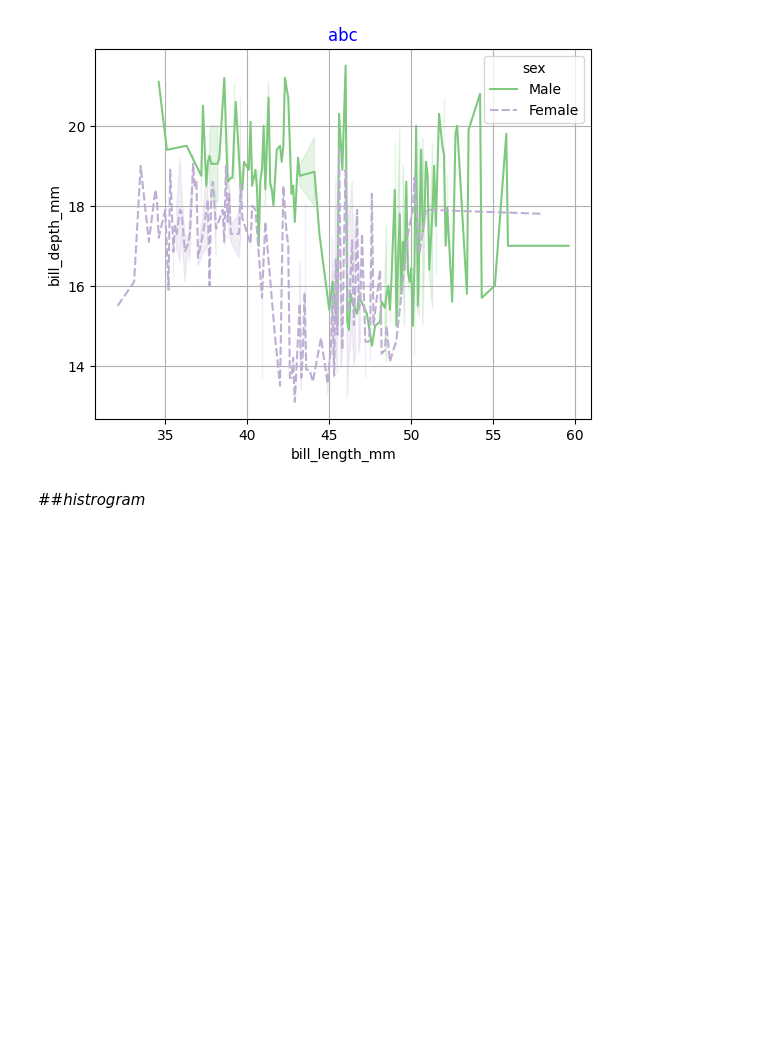
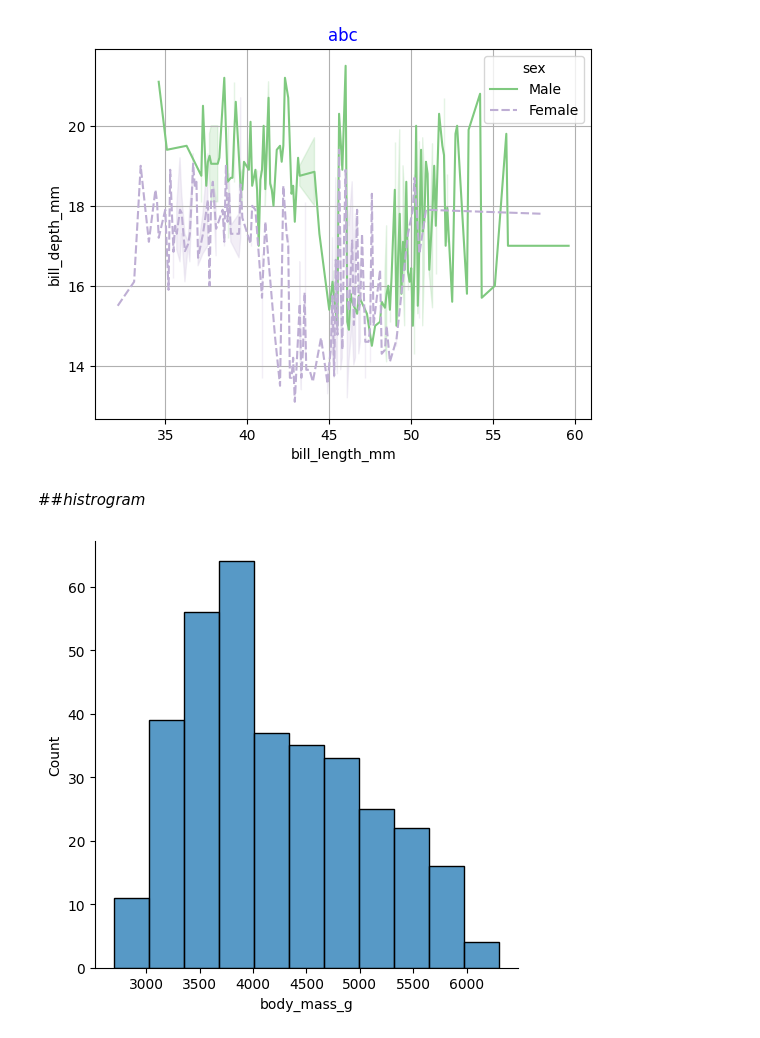
Before and after one commit to dil150898/Hotel_booking_anylisys, a Jupyter notebook: Hotel_Booking_Analysis_Capstone_Project.ipynb, the cells around one changed output. Cells and saved outputs as stored; diff of their text form; code cells hidden in the pictures; blank space fills up the shorter version.

Commit message:
seaborn histogram

```diff
--- a/Hotel_Booking_Analysis_Capstone_Project.ipynb
+++ b/Hotel_Booking_Analysis_Capstone_Project.ipynb
@@ -928,3 +928,8 @@ plt.show()
 [figure]
 # %% [markdown]
 ##*histrogram*
+# %%
+sns.displot(y_1['body_mass_g'])
+plt.show()
+# %% [output]
+[figure, added]
```
Also changed, not shown: parts of 6 cells of this notebook.
